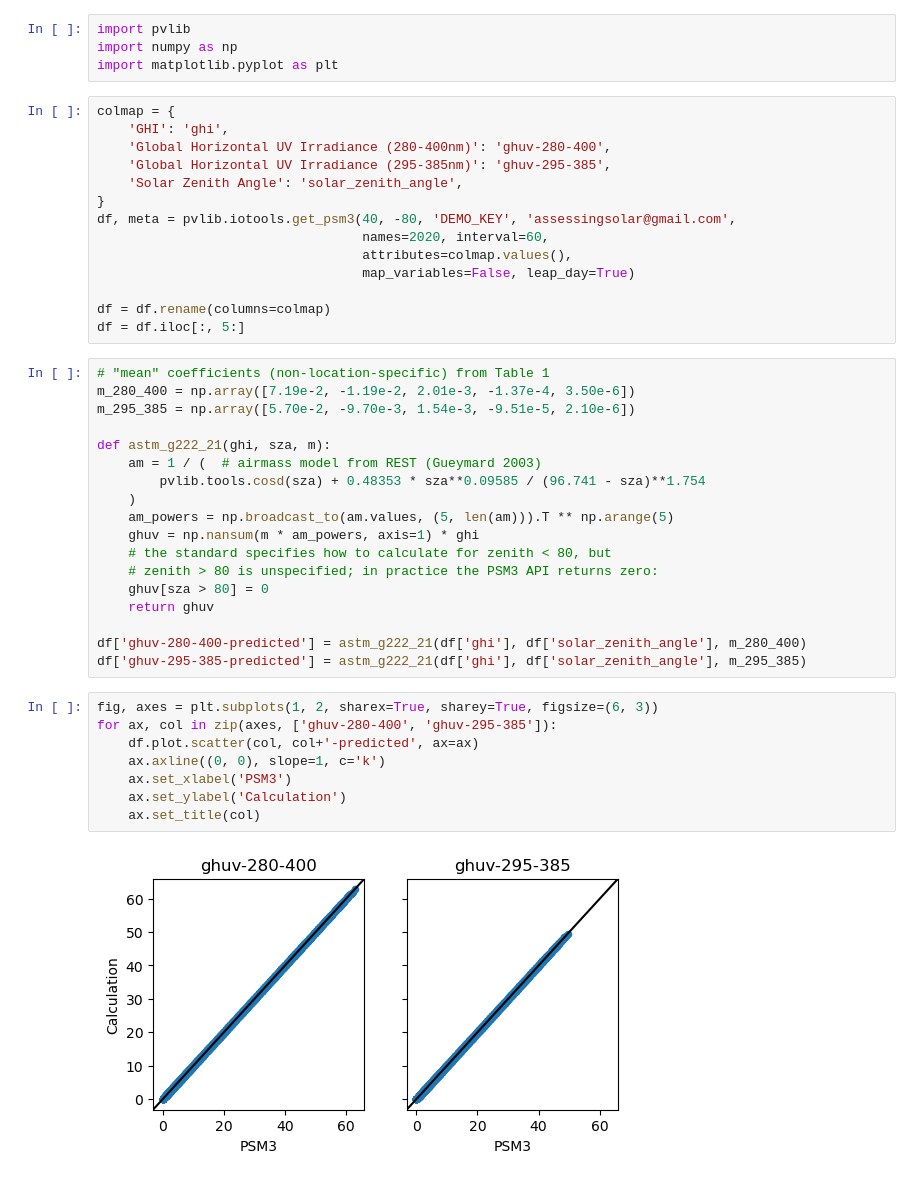
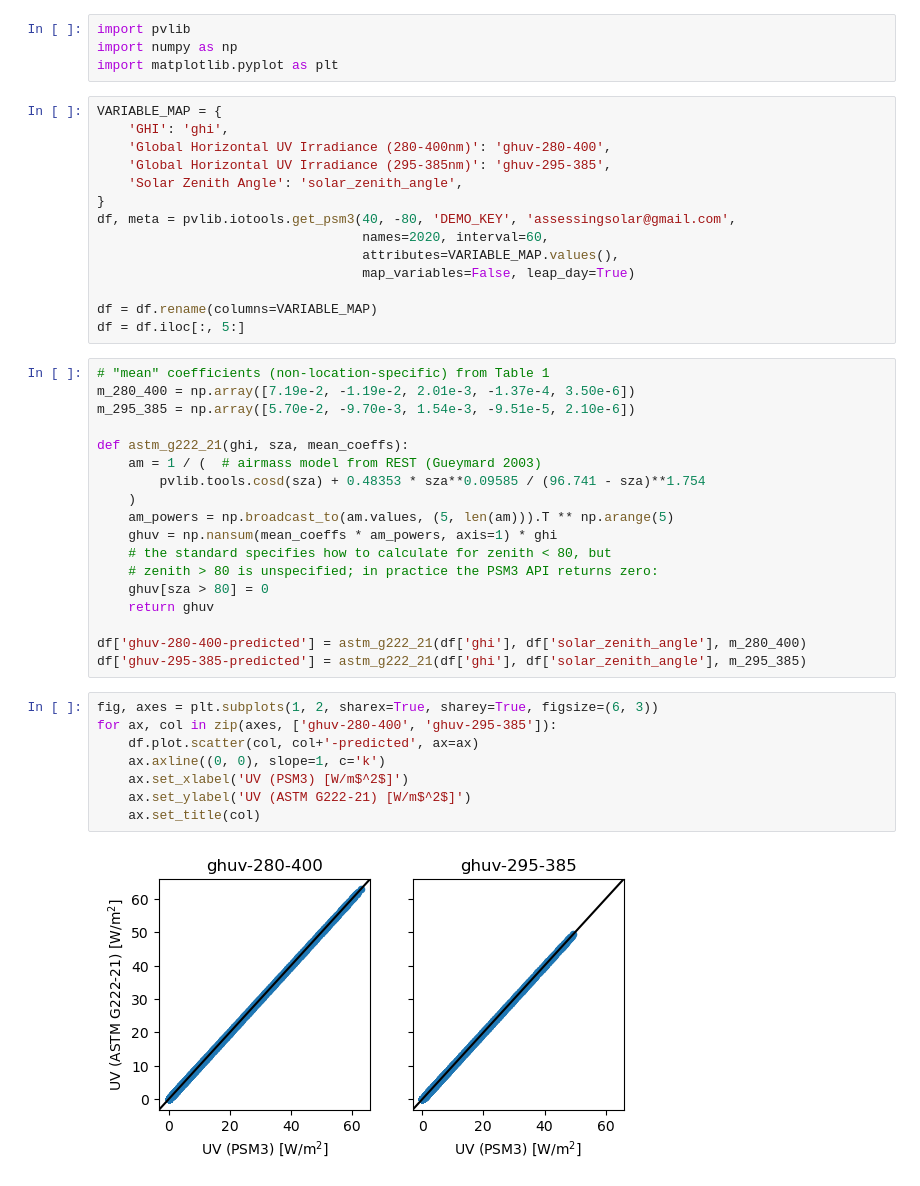
Before and after one commit to AssessingSolar/unofficial-psm3-userguide, a Jupyter notebook: source/pages/uv-dose.ipynb, the cells around one changed output. Drawn from its saved outputs; the diff is of its cells as text.

```diff
--- a/source/pages/uv-dose.ipynb
+++ b/source/pages/uv-dose.ipynb
@@ -7,7 +7,7 @@ import pvlib
 import numpy as np
 import matplotlib.pyplot as plt
 # %%
-colmap = {
+VARIABLE_MAP = {
     'GHI': 'ghi',
     'Global Horizontal UV Irradiance (280-400nm)': 'ghuv-280-400',
     'Global Horizontal UV Irradiance (295-385nm)': 'ghuv-295-385',
@@ -15,22 +15,22 @@ colmap = {
 }
 df, meta = pvlib.iotools.get_psm3(40, -80, 'DEMO_KEY', 'assessingsolar@gmail.com',
                                   names=2020, interval=60,
-                                  attributes=colmap.values(),
+                                  attributes=VARIABLE_MAP.values(),
                                   map_variables=False, leap_day=True)
 
-df = df.rename(columns=colmap)
+df = df.rename(columns=VARIABLE_MAP)
 df = df.iloc[:, 5:]
 # %%
 # "mean" coefficients (non-location-specific) from Table 1
 m_280_400 = np.array([7.19e-2, -1.19e-2, 2.01e-3, -1.37e-4, 3.50e-6])
 m_295_385 = np.array([5.70e-2, -9.70e-3, 1.54e-3, -9.51e-5, 2.10e-6])
 
-def astm_g222_21(ghi, sza, m):
+def astm_g222_21(ghi, sza, mean_coeffs):
     am = 1 / (  # airmass model from REST (Gueymard 2003)
         pvlib.tools.cosd(sza) + 0.48353 * sza**0.09585 / (96.741 - sza)**1.754
     )
     am_powers = np.broadcast_to(am.values, (5, len(am))).T ** np.arange(5)
-    ghuv = np.nansum(m * am_powers, axis=1) * ghi
+    ghuv = np.nansum(mean_coeffs * am_powers, axis=1) * ghi
     # the standard specifies how to calculate for zenith < 80, but
     # zenith > 80 is unspecified; in practice the PSM3 API returns zero:
     ghuv[sza > 80] = 0
@@ -41,13 +41,13 @@ df['ghuv-295-385-predicted'] = astm_g222_21(df['ghi'], df['solar_zenith_angle'],
 # %%
 fig, axes = plt.subplots(1, 2, sharex=True, sharey=True, figsize=(6, 3))
 for ax, col in zip(axes, ['ghuv-280-400', 'ghuv-295-385']):
     df.plot.scatter(col, col+'-predicted', ax=ax)
     ax.axline((0, 0), slope=1, c='k')
-    ax.set_xlabel('PSM3')
-    ax.set_ylabel('Calculation')
+    ax.set_xlabel('UV (PSM3) [W/m$^2$]')
+    ax.set_ylabel('UV (ASTM G222-21) [W/m$^2$]')
     ax.set_title(col)
 # %% [output]
-[figure, old version]
+[figure, new version]
 # %%
 %load_ext watermark
 %watermark --iversions -u -d -t
```
Also changed, not shown: parts of 1 cell of this notebook.
